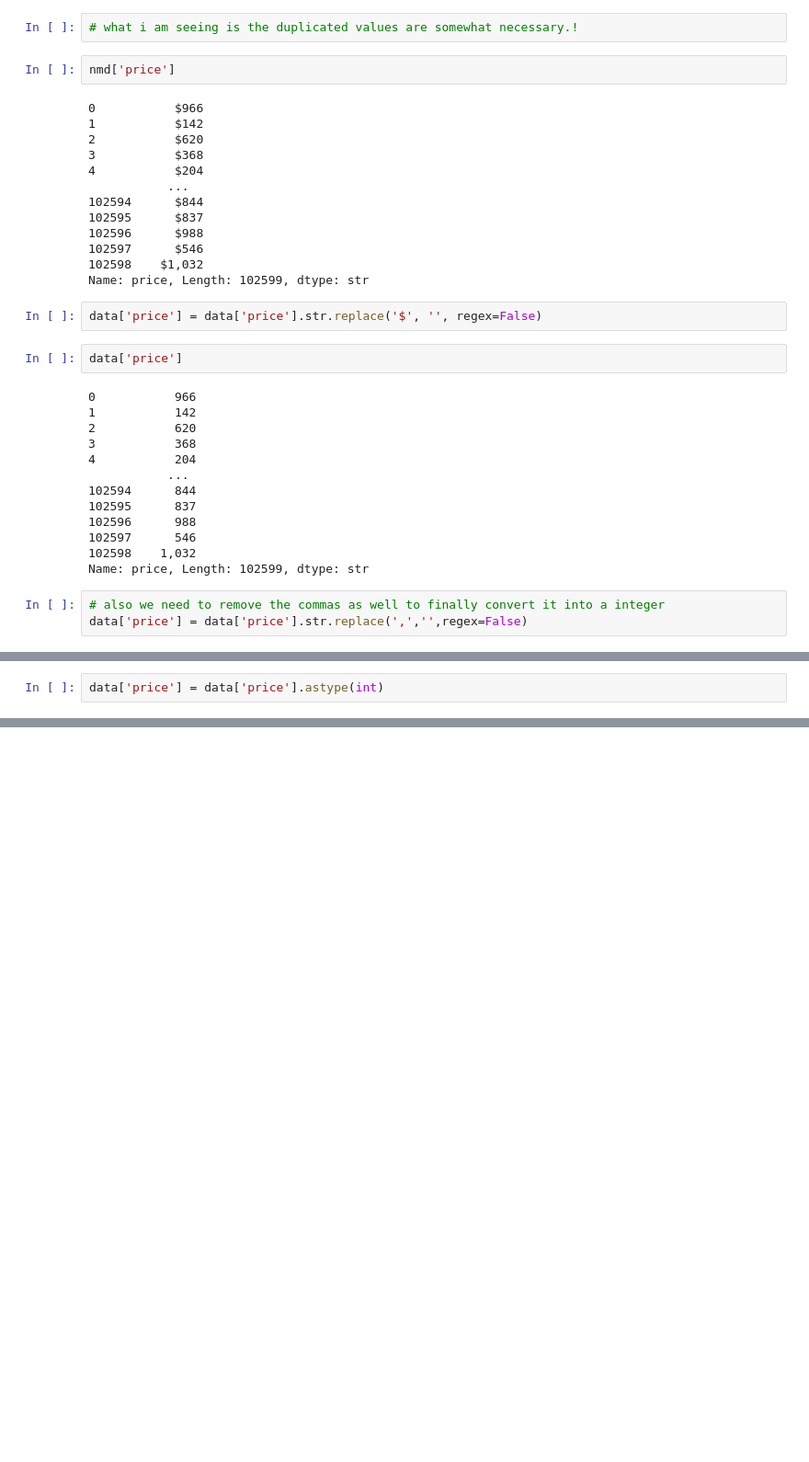
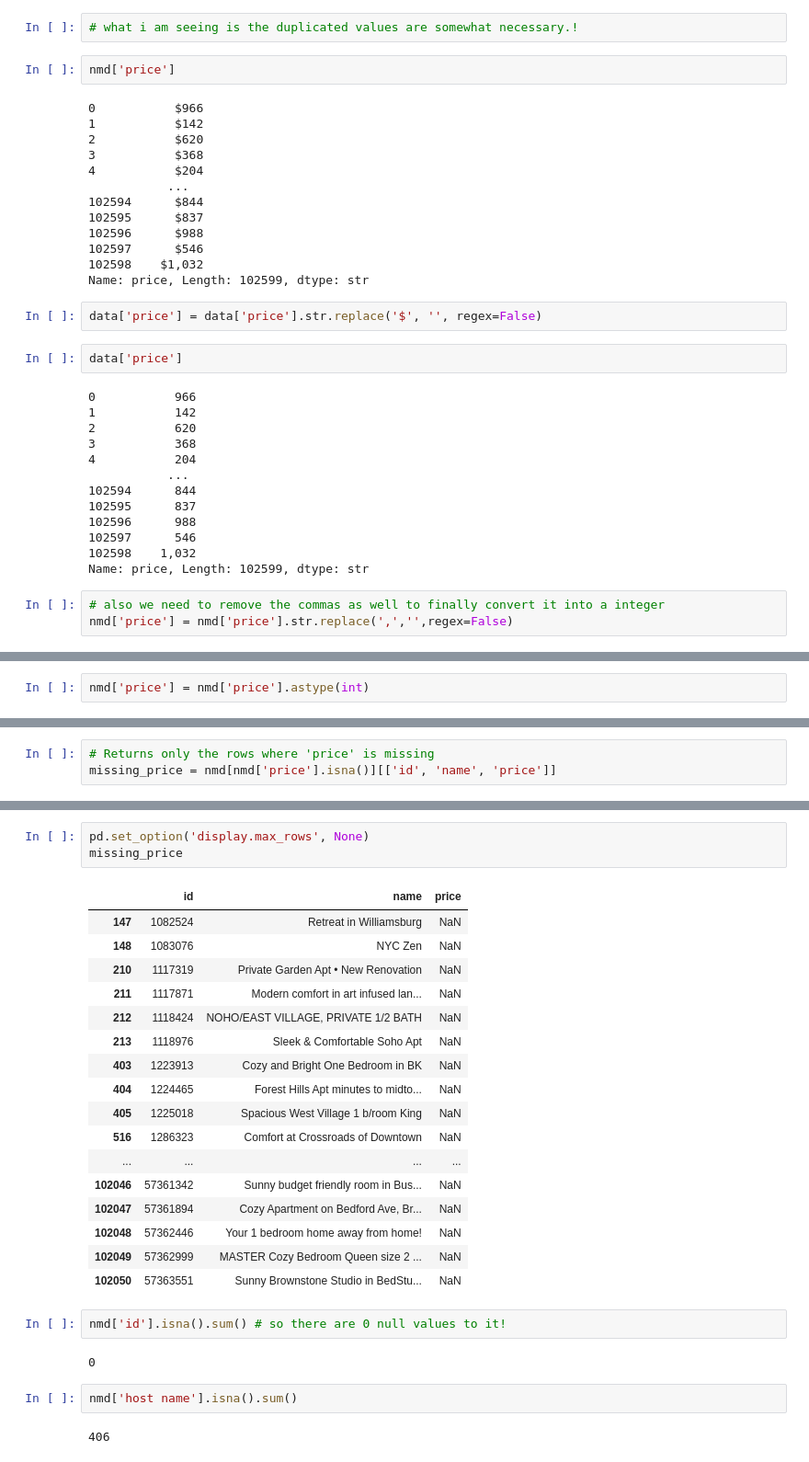
Before and after one commit to simarkalsi24/AirBnB-Data-Cleaning, a Jupyter notebook: AirBnB.ipynb, the cells around one changed output, grey strips where cells are left out. Shown at 92% size. Drawn from its saved outputs; the diff is of its cells as text; blank space fills up the shorter version.

```diff
--- a/AirBnB.ipynb
+++ b/AirBnB.ipynb
@@ -356,5 +356,5 @@ data['price']
 Name: price, Length: 102599, dtype: str
 # %%
 # also we need to remove the commas as well to finally convert it into a integer
-data['price'] = data['price'].str.replace(',','',regex=False)
+nmd['price'] = nmd['price'].str.replace(',','',regex=False)
 # %%
@@ -377,5 +377,5 @@ print(data['price'].dtype) # its string dat type. now converting it into an inte
 # %% [output]
 str
 # %%
-data['price'] = data['price'].astype(int)
+nmd['price'] = nmd['price'].astype(int)
 # %% [output]
@@ -385,2 +385,5 @@ data['price'].isna().sum() # so there are 247 null values to it!
 # %% [output]
 247
+# %%
+# Returns only the rows where 'price' is missing
+missing_price = nmd[nmd['price'].isna()][['id', 'name', 'price']]
@@ -386,0 +406,29 @@ data['price'].isna().sum() # so there are 247 null values to it!
+# %%
+pd.set_option('display.max_rows', None)
+missing_price
+# %% [output]
+|  | id | name | price |
+| 147 | 1082524 | Retreat in Williamsburg | NaN |
+| 148 | 1083076 | NYC Zen | NaN |
+| 210 | 1117319 | Private Garden Apt • New Renovation | NaN |
+| 211 | 1117871 | Modern comfort in art infused lan... | NaN |
+| 212 | 1118424 | NOHO/EAST VILLAGE, PRIVATE 1/2 BATH | NaN |
+| 213 | 1118976 | Sleek & Comfortable Soho Apt | NaN |
+| 403 | 1223913 | Cozy and Bright One Bedroom in BK | NaN |
+| 404 | 1224465 | Forest Hills Apt minutes to midto... | NaN |
+| 405 | 1225018 | Spacious West Village 1 b/room King | NaN |
+| 516 | 1286323 | Comfort at Crossroads of Downtown | NaN |
+| ... | ... | ... | ... |
+| 102046 | 57361342 | Sunny budget friendly room in Bus... | NaN |
+| 102047 | 57361894 | Cozy Apartment on Bedford Ave, Br... | NaN |
+| 102048 | 57362446 | Your 1 bedroom home away from home! | NaN |
+| 102049 | 57362999 | MASTER Cozy Bedroom Queen size 2 ... | NaN |
+| 102050 | 57363551 | Sunny Brownstone Studio in BedStu... | NaN |
+# %%
+nmd['id'].isna().sum() # so there are 0 null values to it!
+# %% [output]
+0
+# %%
+nmd['host name'].isna().sum()
+# %% [output]
+406
```
Also changed, not shown: parts of 9 cells of this notebook, 3 other files.
